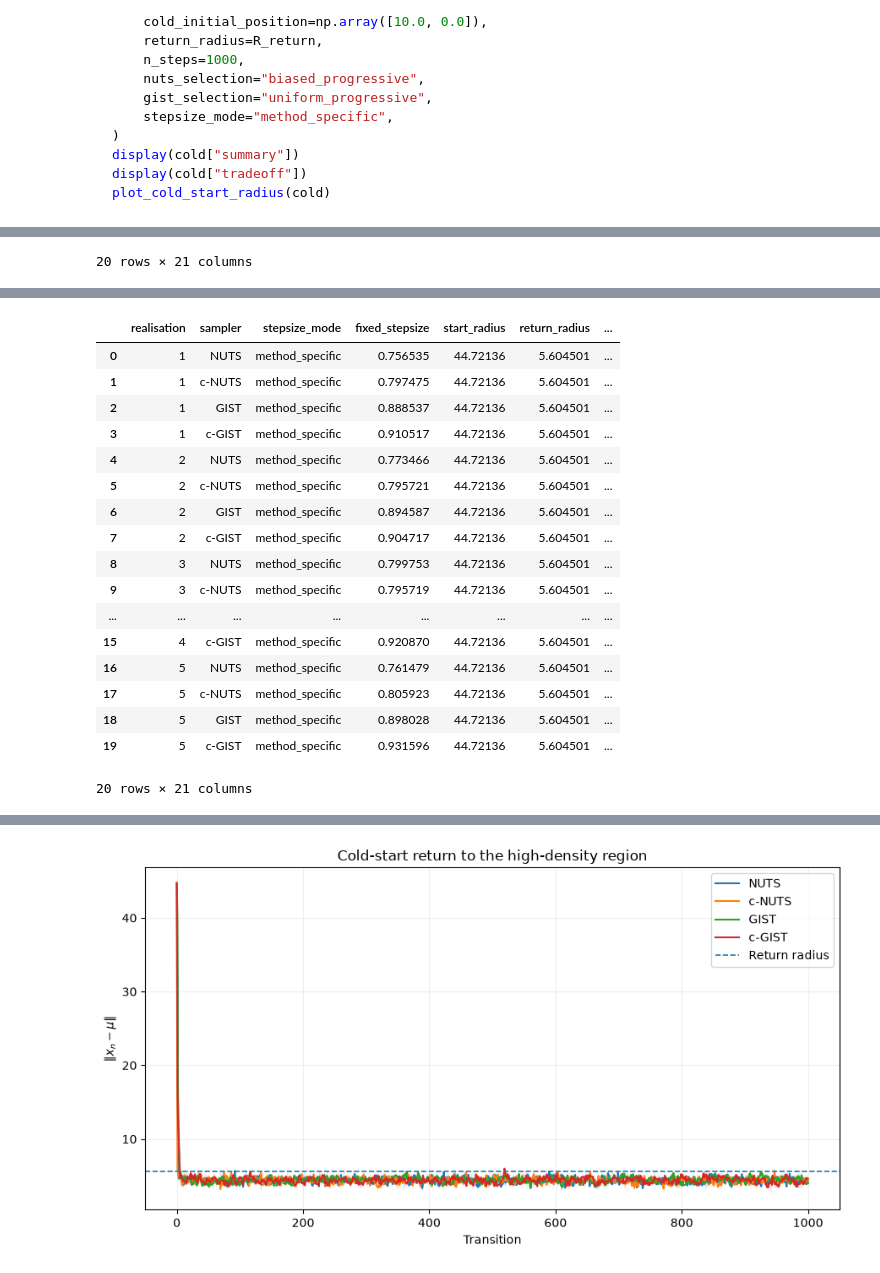
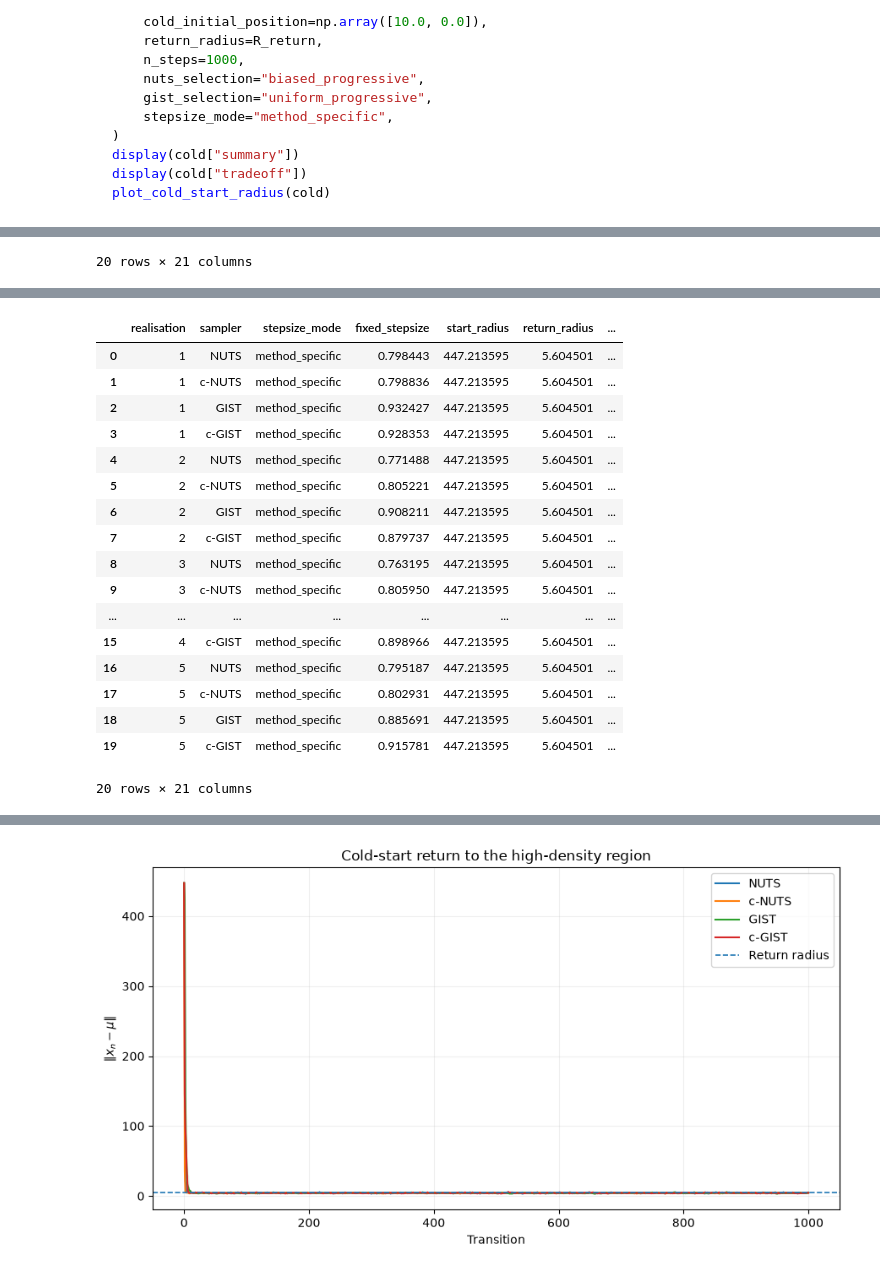
Before and after one commit to PZhou114/NUTS_simulation, a Jupyter notebook: Function-Package for implementing and comparing circularised samplers/(ACTIVE)_Generalised_nuts_gist_circularised_v0_5.ipynb, the cells around one changed output, grey strips where cells are left out. Drawn from its saved outputs; the diff is of its cells as text; code cells hidden in the pictures.

```diff
--- a/Function-Package for implementing and comparing circularised samplers/(ACTIVE)_Generalised_nuts_gist_circularised_v0_5.ipynb
+++ b/Function-Package for implementing and comparing circularised samplers/(ACTIVE)_Generalised_nuts_gist_circularised_v0_5.ipynb
@@ -8660,7 +8639,7 @@ plot_cold_start_radius(cold)
 # %%
 target_dimension = 20
 target_center = np.zeros(target_dimension)
-x0 = np.array([10.0] * target_dimension)
+x0 = np.array([100.0] * target_dimension)
 
 # 1. Cost decomposition at a common high-density starting point.
 profiled = profile_fixed_stepsize_sampling_from_adapted(
@@ -8752,21 +8731,21 @@ plot_cold_start_radius(cold)
 | 18 | 5 | GIST | 0 | 0 | 0.0 |
 | 19 | 5 | c-GIST | 20000 | 0 | 0.0 |
 |  | realisation | sampler | stepsize_mode | fixed_stepsize | start_radius | return_radius | ... |
-| 0 | 1 | NUTS | method_specific | 0.756535 | 44.72136 | 5.604501 | ... |
-| 1 | 1 | c-NUTS | method_specific | 0.797475 | 44.72136 | 5.604501 | ... |
-| 2 | 1 | GIST | method_specific | 0.888537 | 44.72136 | 5.604501 | ... |
-| 3 | 1 | c-GIST | method_specific | 0.910517 | 44.72136 | 5.604501 | ... |
-| 4 | 2 | NUTS | method_specific | 0.773466 | 44.72136 | 5.604501 | ... |
-| 5 | 2 | c-NUTS | method_specific | 0.795721 | 44.72136 | 5.604501 | ... |
-| 6 | 2 | GIST | method_specific | 0.894587 | 44.72136 | 5.604501 | ... |
-| 7 | 2 | c-GIST | method_specific | 0.904717 | 44.72136 | 5.604501 | ... |
-| 8 | 3 | NUTS | method_specific | 0.799753 | 44.72136 | 5.604501 | ... |
-| 9 | 3 | c-NUTS | method_specific | 0.795719 | 44.72136 | 5.604501 | ... |
+| 0 | 1 | NUTS | method_specific | 0.798443 | 447.213595 | 5.604501 | ... |
+| 1 | 1 | c-NUTS | method_specific | 0.798836 | 447.213595 | 5.604501 | ... |
+| 2 | 1 | GIST | method_specific | 0.932427 | 447.213595 | 5.604501 | ... |
+| 3 | 1 | c-GIST | method_specific | 0.928353 | 447.213595 | 5.604501 | ... |
+| 4 | 2 | NUTS | method_specific | 0.771488 | 447.213595 | 5.604501 | ... |
+| 5 | 2 | c-NUTS | method_specific | 0.805221 | 447.213595 | 5.604501 | ... |
+| 6 | 2 | GIST | method_specific | 0.908211 | 447.213595 | 5.604501 | ... |
+| 7 | 2 | c-GIST | method_specific | 0.879737 | 447.213595 | 5.604501 | ... |
+| 8 | 3 | NUTS | method_specific | 0.763195 | 447.213595 | 5.604501 | ... |
+| 9 | 3 | c-NUTS | method_specific | 0.805950 | 447.213595 | 5.604501 | ... |
 | ... | ... | ... | ... | ... | ... | ... | ... |
-| 15 | 4 | c-GIST | method_specific | 0.920870 | 44.72136 | 5.604501 | ... |
-| 16 | 5 | NUTS | method_specific | 0.761479 | 44.72136 | 5.604501 | ... |
-| 17 | 5 | c-NUTS | method_specific | 0.805923 | 44.72136 | 5.604501 | ... |
-| 18 | 5 | GIST | method_specific | 0.898028 | 44.72136 | 5.604501 | ... |
-| 19 | 5 | c-GIST | method_specific | 0.931596 | 44.72136 | 5.604501 | ... |
+| 15 | 4 | c-GIST | method_specific | 0.898966 | 447.213595 | 5.604501 | ... |
+| 16 | 5 | NUTS | method_specific | 0.795187 | 447.213595 | 5.604501 | ... |
+| 17 | 5 | c-NUTS | method_specific | 0.802931 | 447.213595 | 5.604501 | ... |
+| 18 | 5 | GIST | method_specific | 0.885691 | 447.213595 | 5.604501 | ... |
+| 19 | 5 | c-GIST | method_specific | 0.915781 | 447.213595 | 5.604501 | ... |
 20 rows × 21 columns
 |  | realisation | family | stepsize_mode | both_reached_return_region | circular_over_ordinary_hit_iterat... | circular_over_ordinary_hit_gradie... | ... |
@@ -8783 +8762 @@ plot_cold_start_radius(cold)
-[figure, old version]
+[figure, new version]
```
Also changed, not shown: parts of 5 cells of this notebook.
